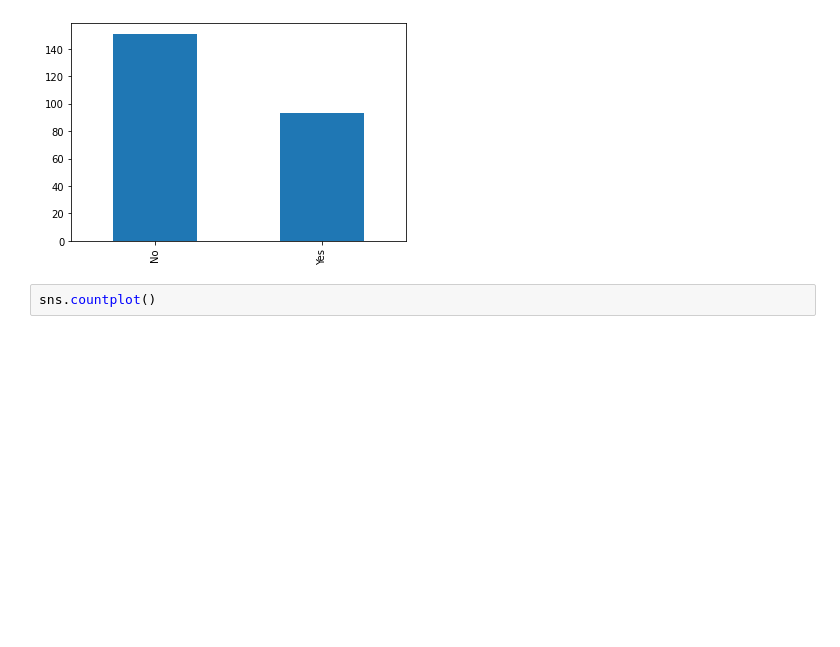
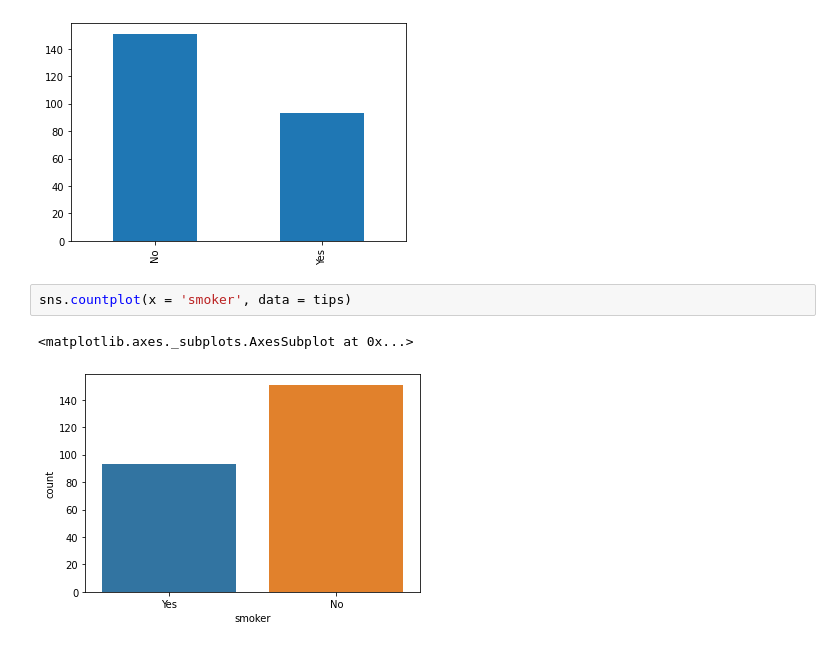
Before and after one commit to dilaraesmer/-Data-Processing-in-Python, a Jupyter notebook: Data_Processing_in_Python.ipynb, the cells around one changed output. Saved outputs shown, nothing was run; the diff lists cells and outputs as text; blank space fills up the shorter version.

```diff
--- a/Data_Processing_in_Python.ipynb
+++ b/Data_Processing_in_Python.ipynb
@@ -905,4 +905,7 @@ cts.plot(kind='bar')
 <matplotlib.axes._subplots.AxesSubplot at 0x...>
 [figure]
 # %%
-sns.countplot()
+sns.countplot(x = 'smoker', data = tips)
+# %% [output]
+<matplotlib.axes._subplots.AxesSubplot at 0x...>
+[figure, added]
```
Also changed, not shown: parts of 2 cells of this notebook.
